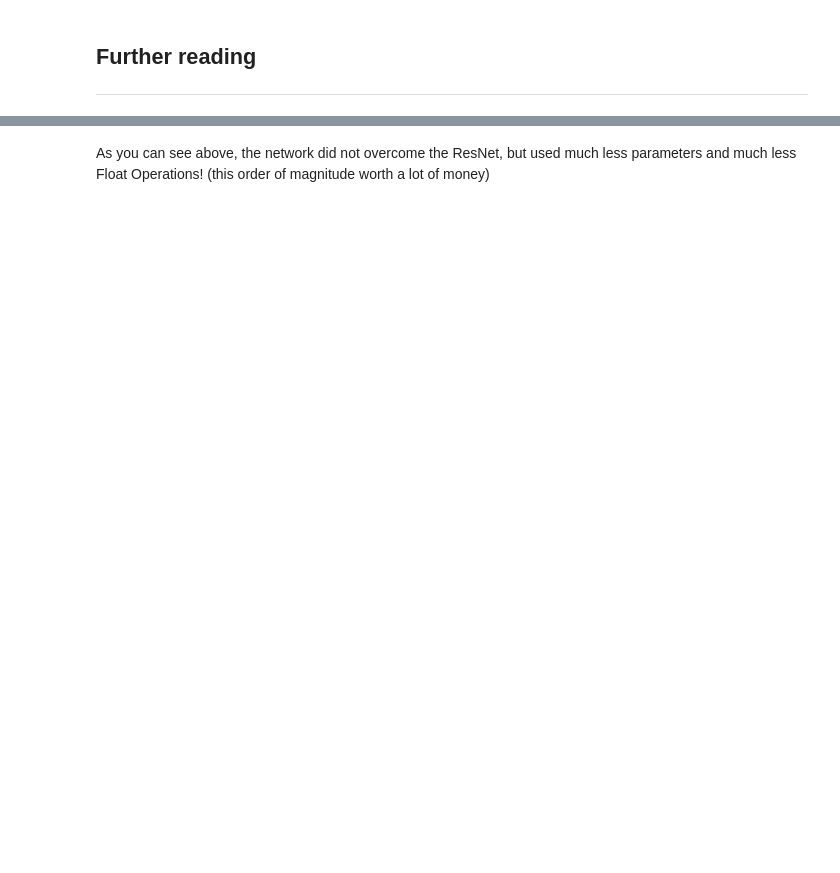
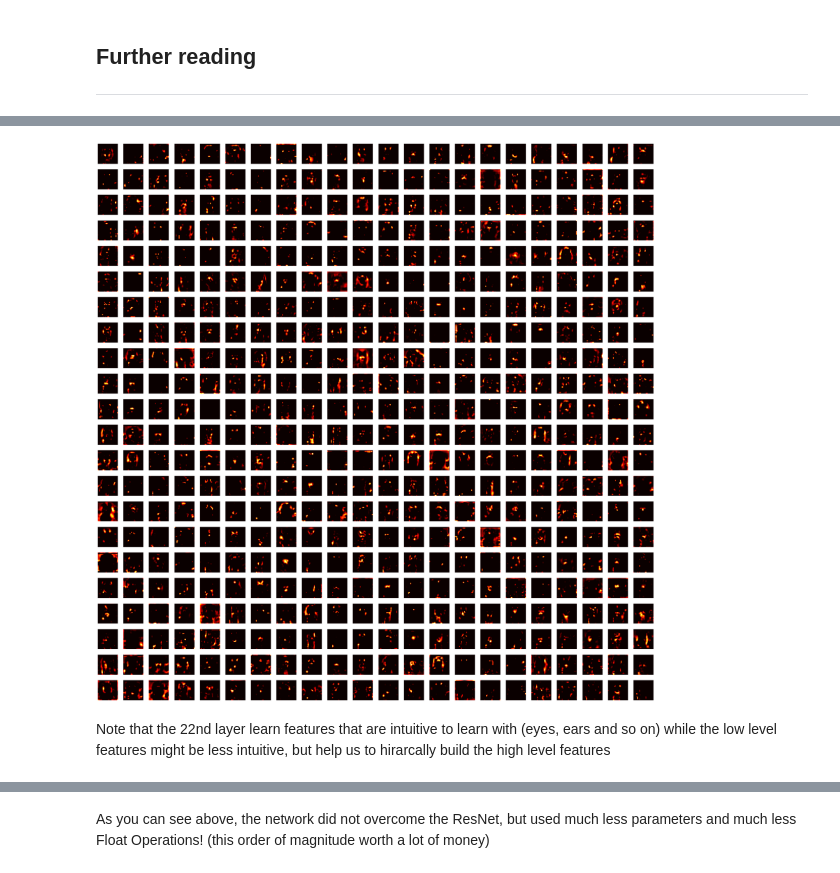
Before and after one commit to mkimhi/cs3600-tutorials, a Jupyter notebook: T3/tutorial3-CNNs.ipynb, the cells around one changed output, grey strips where cells are left out. Drawn from its saved outputs; the diff is of its cells as text; code cells hidden in the pictures; blank space fills up the shorter version.

```diff
--- a/T3/tutorial3-CNNs.ipynb
+++ b/T3/tutorial3-CNNs.ipynb
@@ -895,2 +929,8 @@ Implementation with guidance in homework
+# %%
+filter_outputs(norm_doge, model, 22)
+# %% [output]
+[figure, added]
+# %% [markdown]
+Note that the 22nd layer learn features that are intuitive to learn with (eyes, ears and so on) while the low level features might be less intuitive, but help us to hirarcally build the high level features
 # %% [markdown]
 ### Inception Network
```
Also changed, not shown: parts of 31 cells of this notebook, 2 other files.
